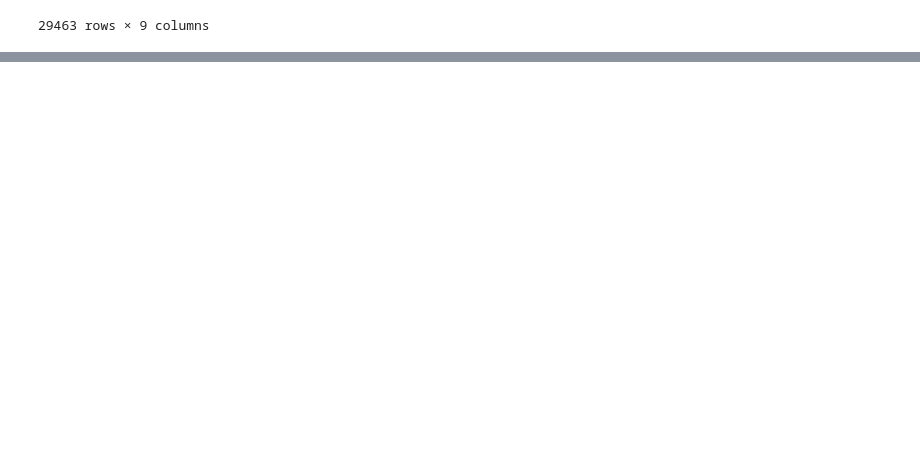
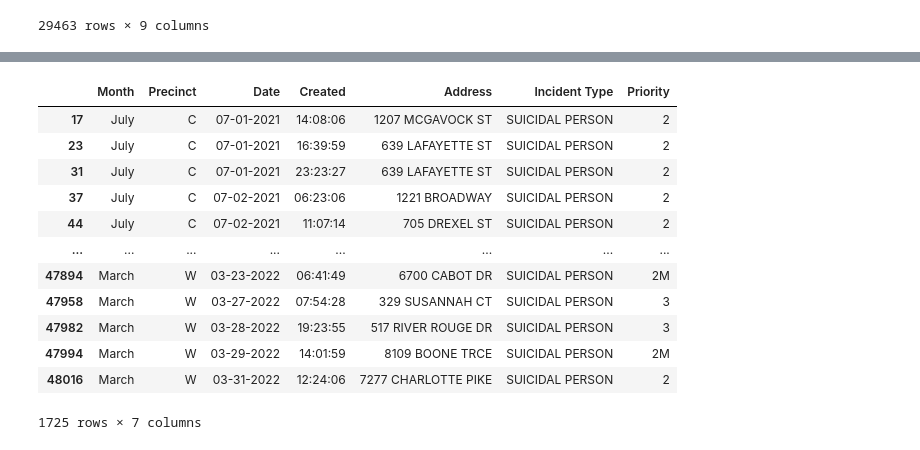
Before and after one commit to parallel-parker/partners_in_care, a Jupyter notebook: Notebook/Police_Calls_Notebook.ipynb, the cells around one changed output, grey strips where cells are left out. Cells and saved outputs as stored; diff of their text form; code cells hidden in the pictures; blank space fills up the shorter version.

```diff
--- a/Notebook/Police_Calls_Notebook.ipynb
+++ b/Notebook/Police_Calls_Notebook.ipynb
@@ -333,0 +366,18 @@ S1701_df
+# %%
+Suicidal_Persons = Police_Calls.loc[Police_Calls["Incident Type"]=="SUICIDAL PERSON"]
+# %%
+Suicidal_Persons
+# %% [output]
+|  | Month | Precinct | Date | Created | Address | Incident Type | Priority |
+| 17 | July | C | 07-01-2021 | 14:08:06 | 1207 MCGAVOCK ST | SUICIDAL PERSON | 2 |
+| 23 | July | C | 07-01-2021 | 16:39:59 | 639 LAFAYETTE ST | SUICIDAL PERSON | 2 |
+| 31 | July | C | 07-01-2021 | 23:23:27 | 639 LAFAYETTE ST | SUICIDAL PERSON | 2 |
+| 37 | July | C | 07-02-2021 | 06:23:06 | 1221 BROADWAY | SUICIDAL PERSON | 2 |
+| 44 | July | C | 07-02-2021 | 11:07:14 | 705 DREXEL ST | SUICIDAL PERSON | 2 |
+| ... | ... | ... | ... | ... | ... | ... | ... |
+| 47894 | March | W | 03-23-2022 | 06:41:49 | 6700 CABOT DR | SUICIDAL PERSON | 2M |
+| 47958 | March | W | 03-27-2022 | 07:54:28 | 329 SUSANNAH CT | SUICIDAL PERSON | 3 |
+| 47982 | March | W | 03-28-2022 | 19:23:55 | 517 RIVER ROUGE DR | SUICIDAL PERSON | 3 |
+| 47994 | March | W | 03-29-2022 | 14:01:59 | 8109 BOONE TRCE | SUICIDAL PERSON | 2M |
+| 48016 | March | W | 03-31-2022 | 12:24:06 | 7277 CHARLOTTE PIKE | SUICIDAL PERSON | 2 |
+1725 rows × 7 columns
```
Also changed, not shown: parts of 2 cells of this notebook.
